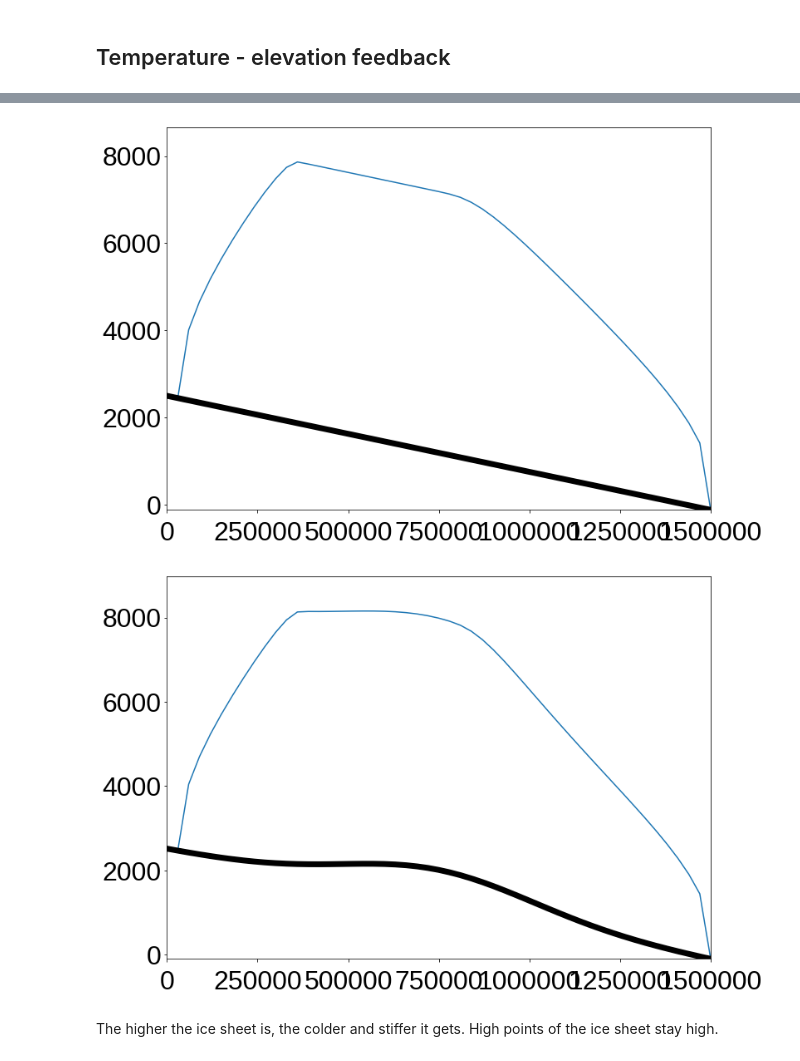
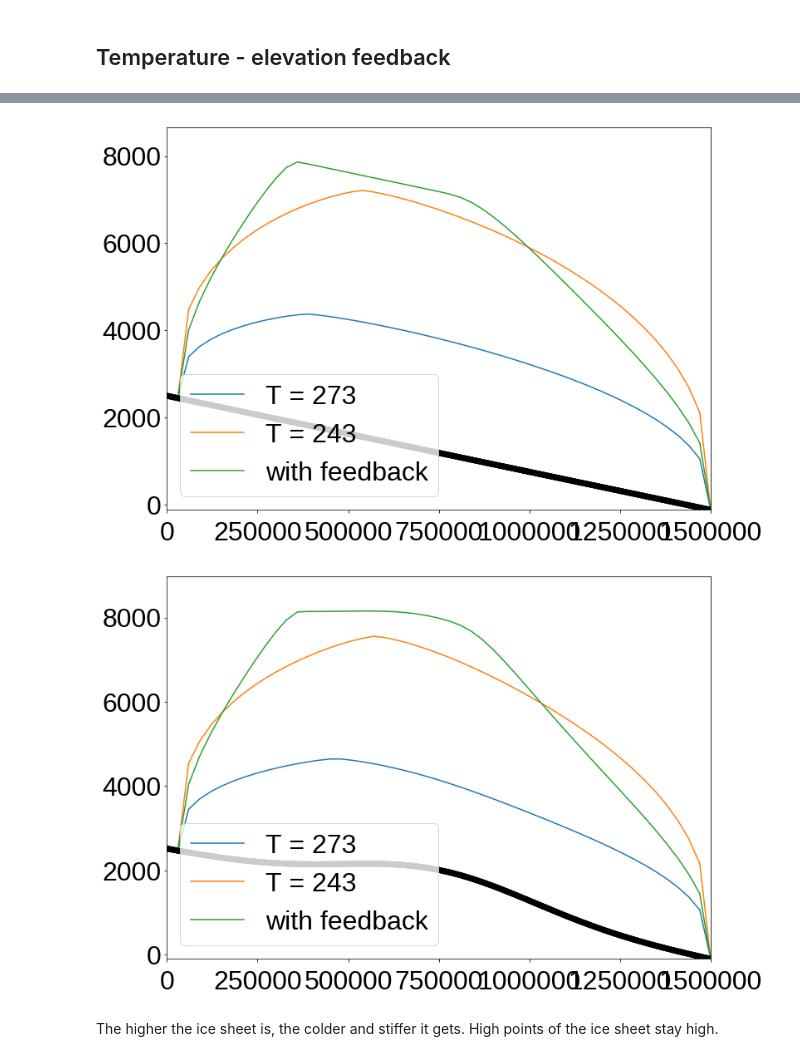
Before and after one commit to schlemmT/sia_flowline, a Jupyter notebook: temperature-altitude.ipynb, the cells around one changed output, grey strips where cells are left out. Drawn from its saved outputs; the diff is of its cells as text; code cells hidden in the pictures.

```diff
--- a/temperature-altitude.ipynb
+++ b/temperature-altitude.ipynb
@@ -156,7 +156,7 @@ Gamma = 8e-3  # in T/m
 def TAlt(s):
     return Tr - 1 - Gamma * s
 # %%
-def solve_implicit(b,L,time_end,dt,a=0.3):
+def solve_implicit2(b,L,time_end,dt,a=0.3):
     N = len(b)
     dx = L/ (N-1) # Grid spacing
     x = np.linspace(0,L,N) # Horizontal distance
@@ -205,7 +205,7 @@ def solve_implicit(b,L,time_end,dt,a=0.3):
 
         #if i%500 == 0:
         #    plt.plot(x,b+h)
-    plt.plot(x,b+h)
+    plt.plot(x,b+h, label="with feedback")
     plt.plot(x,b,linewidth=7,color="black")
     plt.xlim(0,L)
     plt.ylim(np.min(b+h),1.1* np.max(b+h))
@@ -224,13 +226,17 @@ x = np.linspace(0,L,N) # Horizontal distance
 b = -tan*x + 2500
 dt = 5 # time step
 solve_implicit(b,L,time_end,dt)
+solve_implicit(b,L,time_end,dt,T=273-30)
+solve_implicit2(b,L,time_end,dt)
 # %% [output]
-[figure, old version]
+[figure, new version]
 # %%
 b = -tan*x + np.exp(-(x-L/2)**2/(L/4)**2) / (0.7*tan) + 2500
 solve_implicit(b,L,time_end,dt)
+solve_implicit(b,L,time_end,dt,T=273-30)
+solve_implicit2(b,L,time_end,dt)
 # %% [output]
-[figure, old version]
+[figure, new version]
 # %% [markdown]
 The higher the ice sheet is, the colder and stiffer it gets. High points of the ice sheet stay high.
 # %% [markdown]
```
Also changed, not shown: parts of 1 cell of this notebook.
